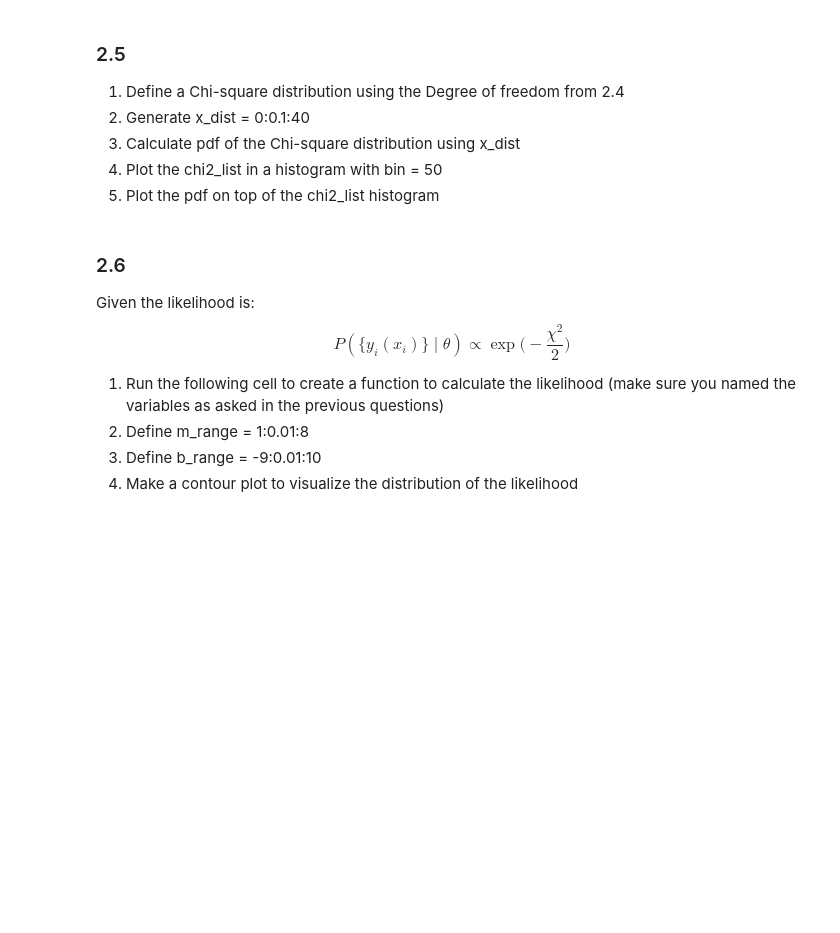
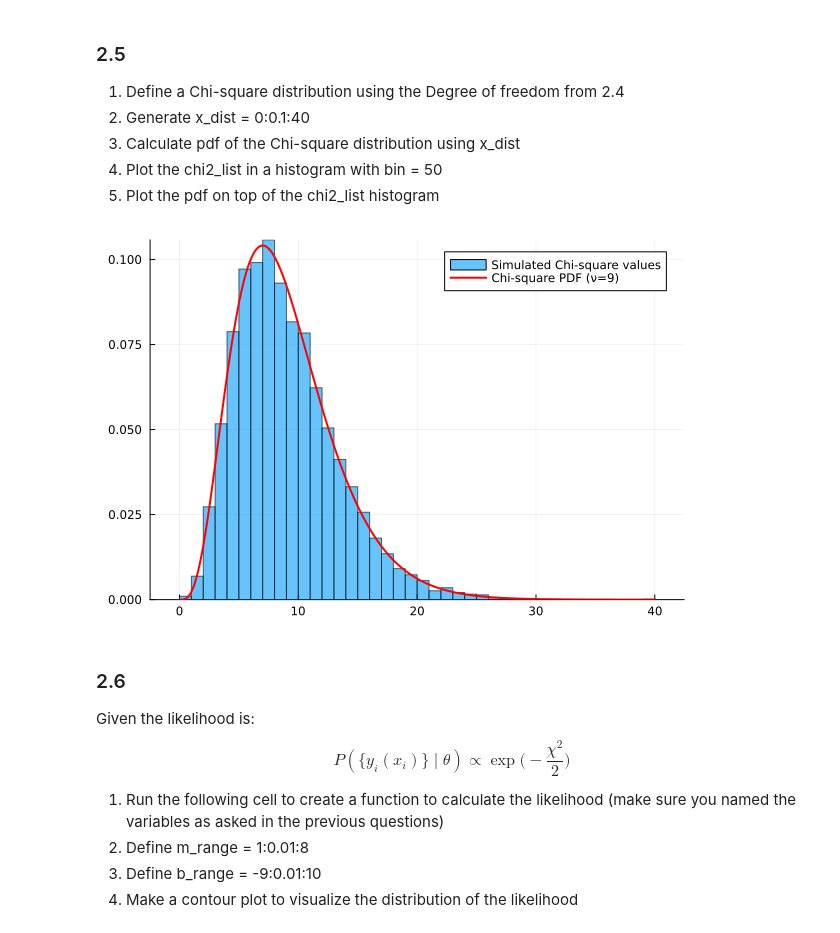
Before and after one commit to helmutstrey/BME-502-2025-homeworks, a Jupyter notebook: Courtney_Bentham_HW4.ipynb, the cells around one changed output. Drawn from its saved outputs; the diff is of its cells as text; code cells hidden in the pictures; blank space fills up the shorter version.

```diff
--- a/Courtney_Bentham_HW4.ipynb
+++ b/Courtney_Bentham_HW4.ipynb
@@ -197,3 +226,18 @@ Output: Chi-square value of the polynomial model
 1. Create a empty list chi2_list
 2. Use a for/while loop to run through the data simulation and model fitting (as done in the previous steps) 10000 times
 3. In each iteration, calculate the Chi-square value for the fitted model and add it to the chi2_list
+# %%
+chi2_list = []
+
+for i in 1:10000
+    noise = Random.rand(di.Normal(0, sigma), length(x))  # Generate new noise
+    y_observed = y_true .+ noise  # Create new noisy dataset
+
+    fit_poly = Polynomials.fit(x, y_observed, 1)  # Fit first-order polynomial
+    fit_coeff = coeffs(fit_poly)  # Get coefficients (b = fit_coeff[1], m = fit_coeff[2])
+
+    chi_sq = chisqr(fit_coeff[1], fit_coeff[2], x, y_observed, sigma)  # Compute Chi-square
+    push!(chi2_list, chi_sq)  # Store in list
+end
+
+println("Chi-square simulation complete!")
@@ -210,6 +263,28 @@ Output: Chi-square value of the polynomial model
 3. Calculate pdf of the Chi-square distribution using x_dist
 4. Plot the chi2_list in a histogram with bin = 50
 5. Plot the pdf on top of the chi2_list histogram
+# %%
+using Plots, Distributions  # Import required packages
+
+# Define degrees of freedom (from 2.4)
+dof = 9
+
+# Define Chi-square distribution
+chi2_dist = di.Chisq(dof)
+
+# Generate x values for PDF plot
+x_dist = 0:0.1:40
+
+# Compute Chi-square PDF
+pdf_values = pdf.(chi2_dist, x_dist)
+
+# Plot histogram of chi2_list
+histogram(chi2_list, bins=50, norm=true, alpha=0.6, label="Simulated Chi-square values")
+
+# Overlay Chi-square PDF
+plot!(x_dist, pdf_values, linewidth=2, label="Chi-square PDF (ν=9)", color=:red)
+# %% [output]
+[figure, added]
 # %% [markdown]
 ### 2.6
 
```
Also changed, not shown: parts of 14 cells of this notebook, 2 other files.
